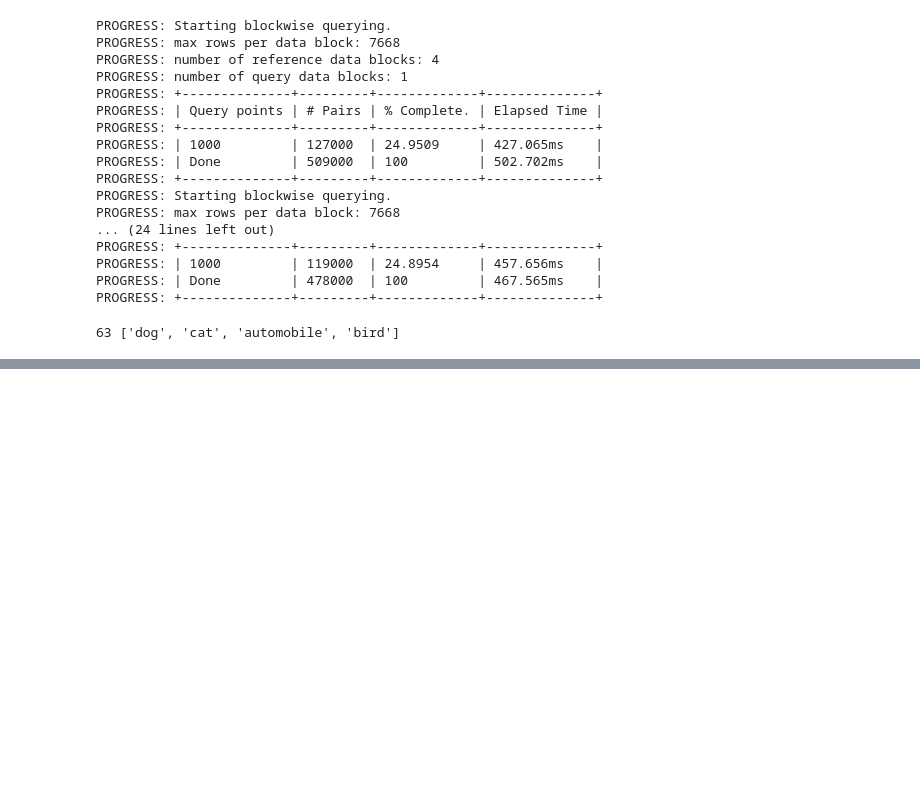
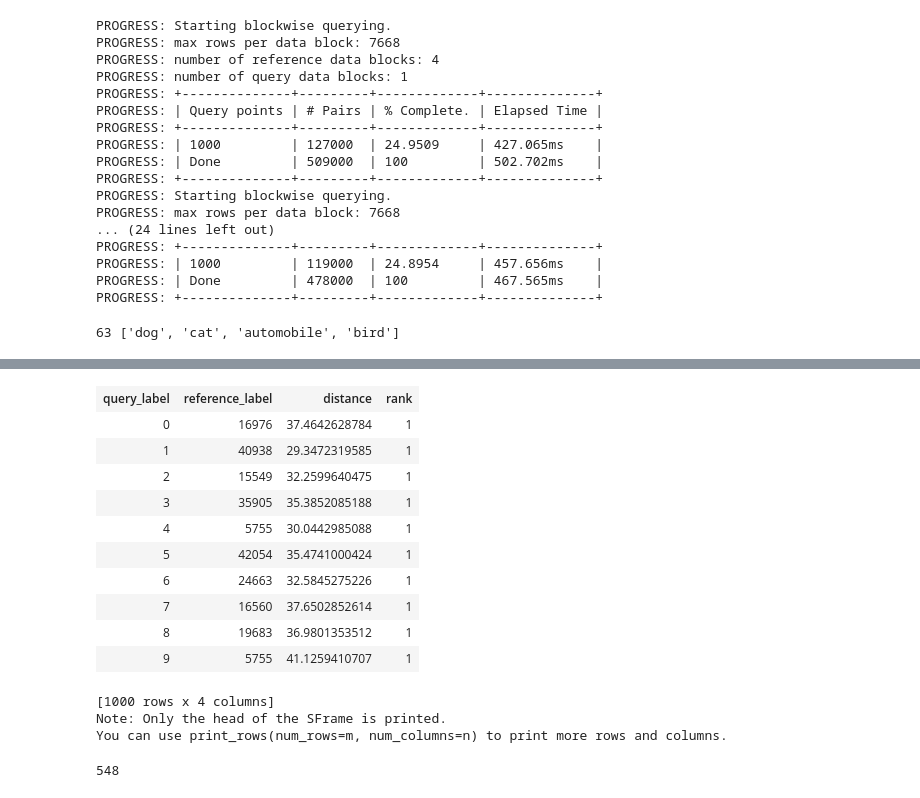
Before and after one commit to hmishra2250/AllProjects, a Jupyter notebook: ML_Specialization/MLFoundations/Week-6/Week6 Image Classification with Deep features.ipynb, the cells around one changed output, grey strips where cells are left out. Drawn from its saved outputs; the diff is of its cells as text; code cells hidden in the pictures; blank space fills up the shorter version.

```diff
--- a/ML_Specialization/MLFoundations/Week-6/Week6 Image Classification with Deep features.ipynb
+++ b/ML_Specialization/MLFoundations/Week-6/Week6 Image Classification with Deep features.ipynb
@@ -489,6 +489,3 @@ for s in dist:
     rdata.append(train_data[train_data['label']==s])
     models[s] = graphlab.nearest_neighbors.create(rdata[c],features=['deep_features'],label = 'id')
     c+=1
-
-for s in dist:
-    dist
@@ -494,0 +497,4 @@ for s in dist:
+# %%
+cat_distance = {}
+for s in dist:
+    cat_distance[s] = models[s].query(tdata[1],k=1)
@@ -494,0 +519,17 @@ for s in dist:
+# %%
+cat_distance['dog']
+# %% [output]
+| query_label | reference_label | distance | rank |
+| 0 | 16976 | 37.4642628784 | 1 |
+| 1 | 40938 | 29.3472319585 | 1 |
+| 2 | 15549 | 32.2599640475 | 1 |
+| 3 | 35905 | 35.3852085188 | 1 |
+| 4 | 5755 | 30.0442985088 | 1 |
+| 5 | 42054 | 35.4741000424 | 1 |
+| 6 | 24663 | 32.5845275226 | 1 |
+| 7 | 16560 | 37.6502852614 | 1 |
+| 8 | 19683 | 36.9801353512 | 1 |
+| 9 | 5755 | 41.1259410707 | 1 |
+[1000 rows x 4 columns]
+Note: Only the head of the SFrame is printed.
+You can use print_rows(num_rows=m, num_columns=n) to print more rows and columns.
@@ -494,0 +546,4 @@ for s in dist:
+# %%
+temp
+# %% [output]
+548
```
Also changed, not shown: parts of 8 cells of this notebook.
